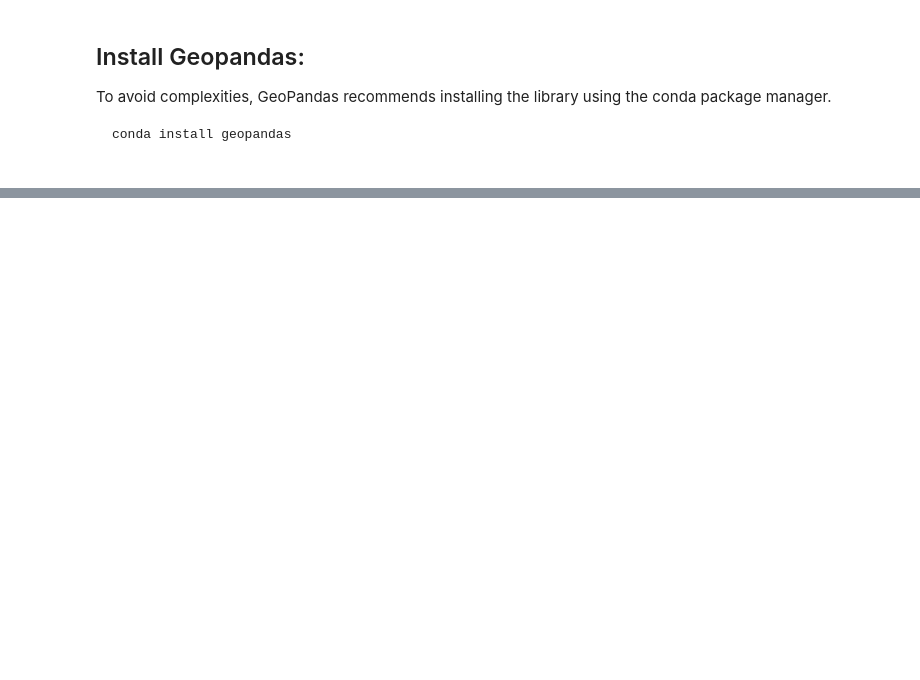
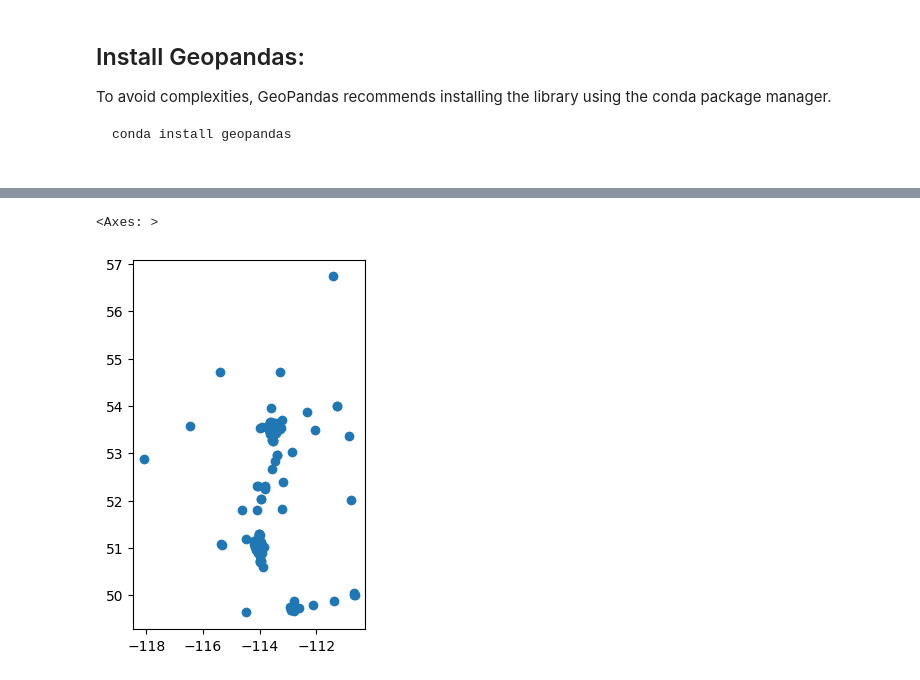
Before and after one commit to safarzadeh-reza/ENGO645-Assignments, a Jupyter notebook: source/notebooks/L3/geopandas.ipynb, the cells around one changed output, grey strips where cells are left out. Drawn from its saved outputs; the diff is of its cells as text; code cells hidden in the pictures; blank space fills up the shorter version.

```diff
--- a/source/notebooks/L3/geopandas.ipynb
+++ b/source/notebooks/L3/geopandas.ipynb
@@ -78,0 +120,5 @@ import geopandas as gpd
+# %%
+import geopandas as gpd
+
+# reading the csv file
+vaccination_location = gpd.read_file('Vaccination_Locations.csv')
@@ -78,0 +138,7 @@ import geopandas as gpd
+# %%
+
+# create a geometry column
+vaccination_location['geometry'] = gpd.points_from_xy(vaccination_location['longitude'], vaccination_location['latitude'])
+
+# display the top 3 rows of the dataframe
+vaccination_location.head(3)
@@ -78,0 +152,6 @@ import geopandas as gpd
+# %%
+# convert the dataframe to a GeoDataFrame
+vaccination_location = gpd.GeoDataFrame(vaccination_location, geometry='geometry')
+
+# display the info of the geodataframe
+vaccination_location.info()
@@ -78,0 +220,6 @@ import geopandas as gpd
+# %%
+# set the crs of the vaccination_location geodataframe to the crs of the boundary geodataframe
+vaccination_location.crs = boundary.crs
+
+#display the crs of the vaccination_location geodataframe
+vaccination_location.crs
@@ -78,0 +251,6 @@ import geopandas as gpd
+# %%
+# plot the vaccination_location geodataframe
+vaccination_location.plot()
+# %% [output]
+<Axes: >
+[figure, added]
```
Also changed, not shown: parts of 36 cells of this notebook, 7 other files.
